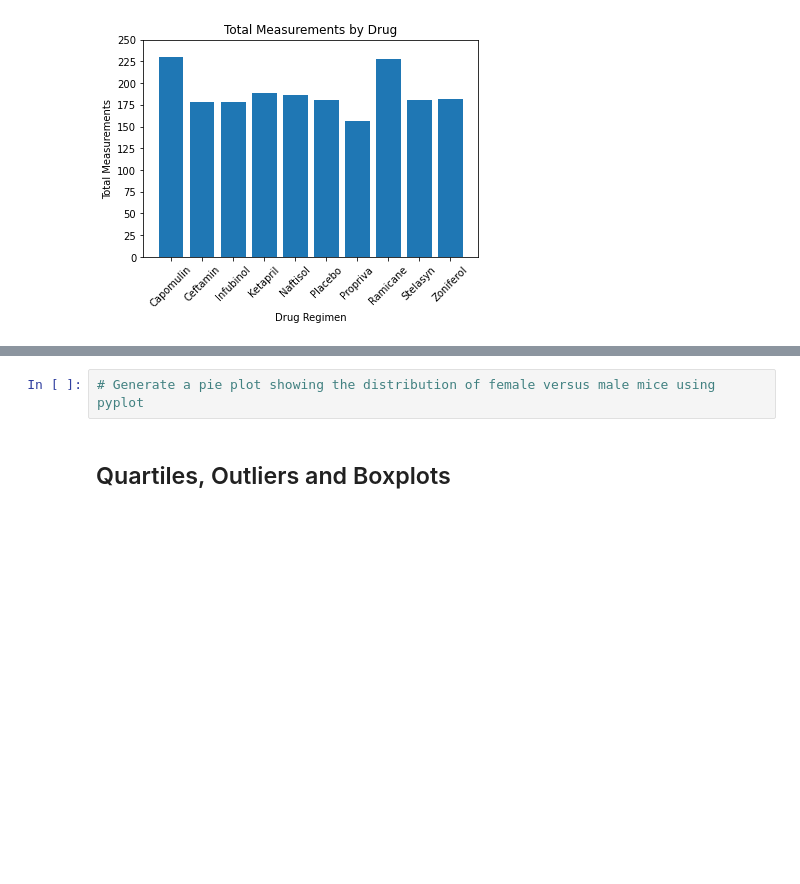
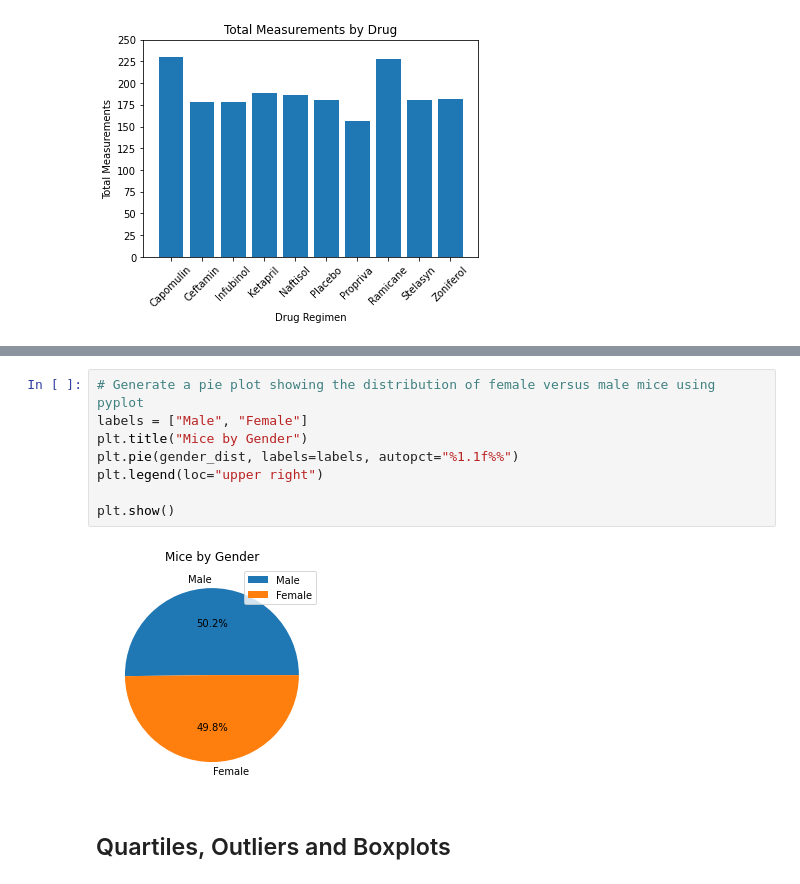
Before and after one commit to jordanroessle/matplotlib-challenge, a Jupyter notebook: pymaceuticals_starter.ipynb, the cells around one changed output, grey strips where cells are left out. Saved outputs shown, nothing was run; the diff lists cells and outputs as text; blank space fills up the shorter version.

```diff
--- a/pymaceuticals_starter.ipynb
+++ b/pymaceuticals_starter.ipynb
@@ -166,5 +176,13 @@ plt.show()
 # %%
 # Generate a pie plot showing the distribution of female versus male mice using pyplot
+labels = ["Male", "Female"]
+plt.title("Mice by Gender")
+plt.pie(gender_dist, labels=labels, autopct="%1.1f%%")
+plt.legend(loc="upper right")
+
+plt.show()
+# %% [output]
+[figure, added]
 # %% [markdown]
 ## Quartiles, Outliers and Boxplots
 # %%
```
Also changed, not shown: parts of 2 cells of this notebook.
